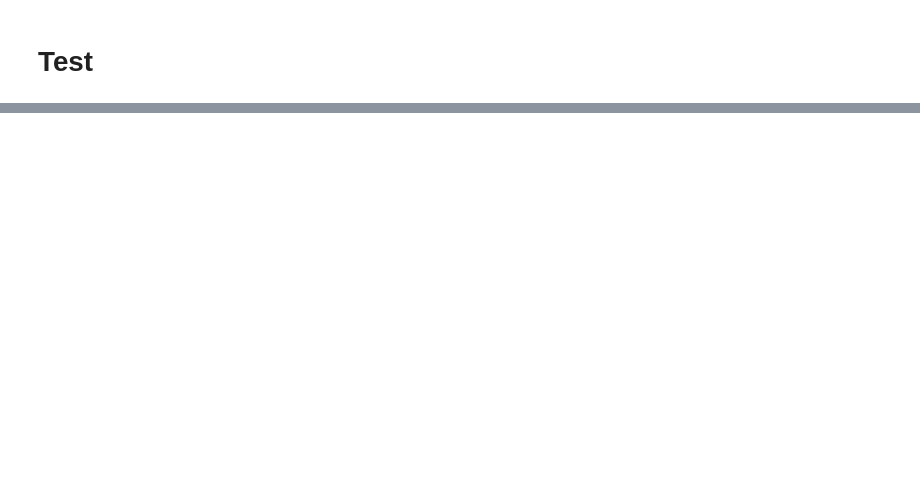
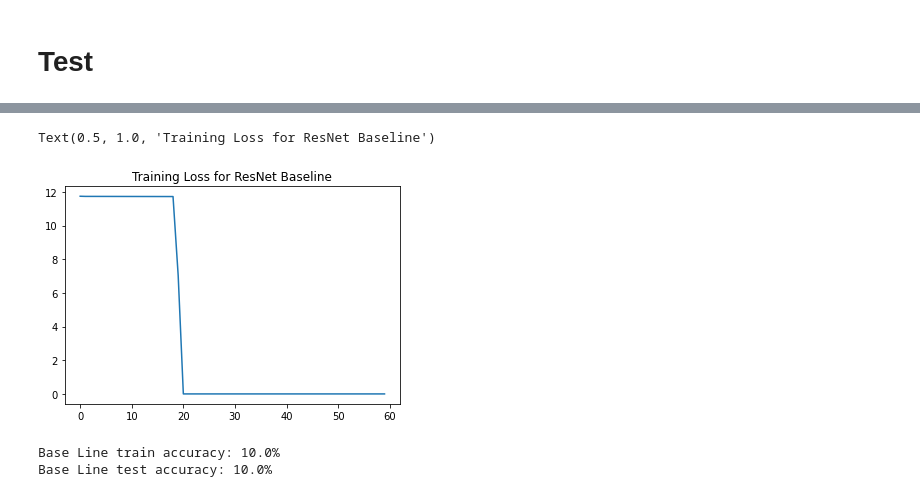
Before and after one commit to Pengchengzhi/Whip_in_the_middle, a Jupyter notebook: cifar10_train.ipynb, the cells around one changed output, grey strips where cells are left out. Drawn from its saved outputs; the diff is of its cells as text; code cells hidden in the pictures; blank space fills up the shorter version.

Commit message:
add baseline training and testing

```diff
--- a/cifar10_train.ipynb
+++ b/cifar10_train.ipynb
@@ -62,9 +62,9 @@ tree_length = [1,0.5,0.2,0.1]
 ndepth = 4
 max_branch = 7
 nclass = 10
+w_tree = 0.01
 
-
-nIters = 100
+nIters = 60
 
 device = 'cuda' if torch.cuda.is_available() else 'cpu'
 # %%
@@ -284,0 +309,9 @@ test accuracy: 19.68%
+# %%
+nIters_base = 60
+optimizer_base = torch.optim.Adam(params=ResNet50_base.parameters(), lr=1e-4)
+loss_hist_base = torch.zeros(nIters_base).to(device)
+
+data_train_base = datasets.CIFAR10(root = "./data/", train = True, transform=transform, download = True)
+data_test_base = datasets.CIFAR10(root="./data/", train = False, transform=transform)
+train_loader_base = torch.utils.data.DataLoader(dataset=data_train_base, batch_size = 10000, shuffle = True, drop_last=True)
+test_loader_base = torch.utils.data.DataLoader(dataset=data_test_base, batch_size = 10000, shuffle = True, drop_last=True)
@@ -284,0 +320,26 @@ test accuracy: 19.68%
+# %%
+def softmax_loss(pred, label):
+  # pred: (B,C)
+  # label: (C)
+  B = pred.shape[0]
+
+  expo = torch.exp(pred)
+  score = expo/torch.sum(expo,axis=1).reshape(-1,1)
+  the_score = score[torch.arange(B).reshape(1,B),label].squeeze()
+  return -torch.sum(torch.log(the_score+1e-5))/B
+# %%
+for epoch in range(nIters_base):
+  for (X, y) in train_loader_base:
+    X = X.to(device)
+    y = y.to(device)
+
+    output = ResNet50_base.forward(X)
+    loss = softmax_loss(output, y)
+    loss_hist_base[epoch] += loss
+
+    optimizer_base.zero_grad()
+    loss.backward()
+    optimizer_base.step()
+
+  if (epoch+1)%5 == 0:
+    print('Round', str(epoch+1)+'/'+str(nIters_base),', Loss: ', round(loss_hist_base[epoch].item(),5))
@@ -284,0 +351,6 @@ test accuracy: 19.68%
+# %%
+plt.plot(torch.arange(nIters_base), loss_hist_base.cpu().detach().numpy())
+plt.title('Training Loss for ResNet Baseline')
+# %% [output]
+Text(0.5, 1.0, 'Training Loss for ResNet Baseline')
+[figure, added]
@@ -284,0 +389,6 @@ test accuracy: 19.68%
+# %%
+print('Base Line train accuracy: ' + str(round(train_acc*100,3))+'%')
+print('Base Line test accuracy: ' + str(round(test_acc*100,3))+'%')
+# %% [output]
+Base Line train accuracy: 10.0%
+Base Line test accuracy: 10.0%
```
Also changed, not shown: parts of 13 cells of this notebook.
